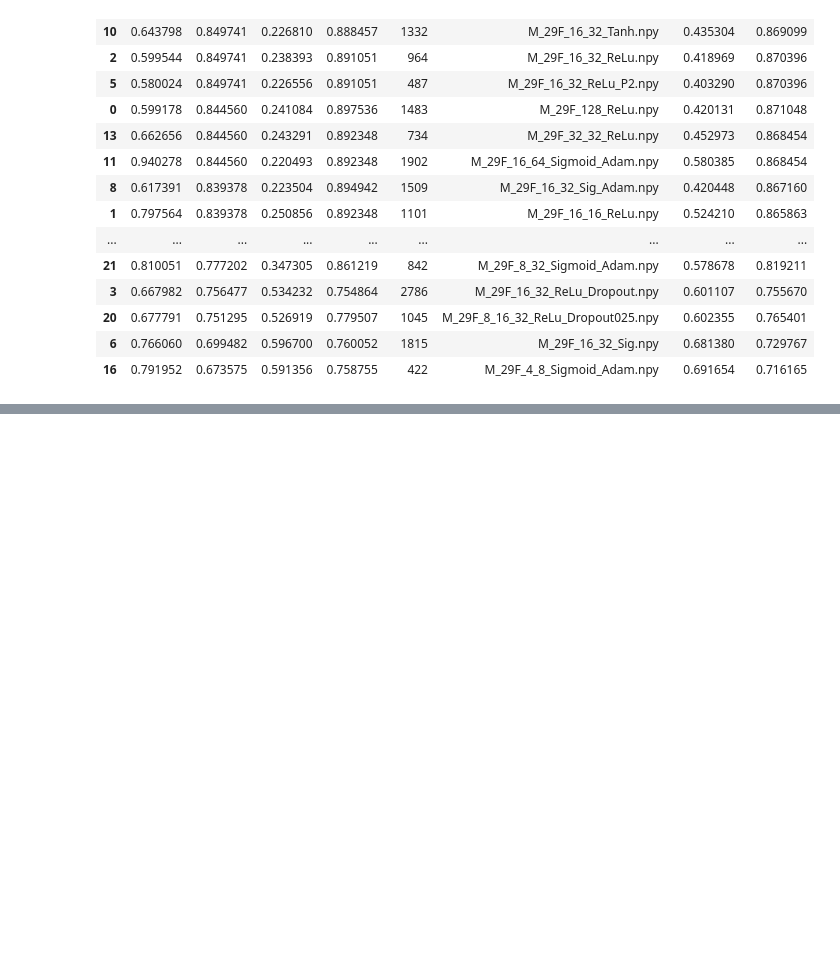
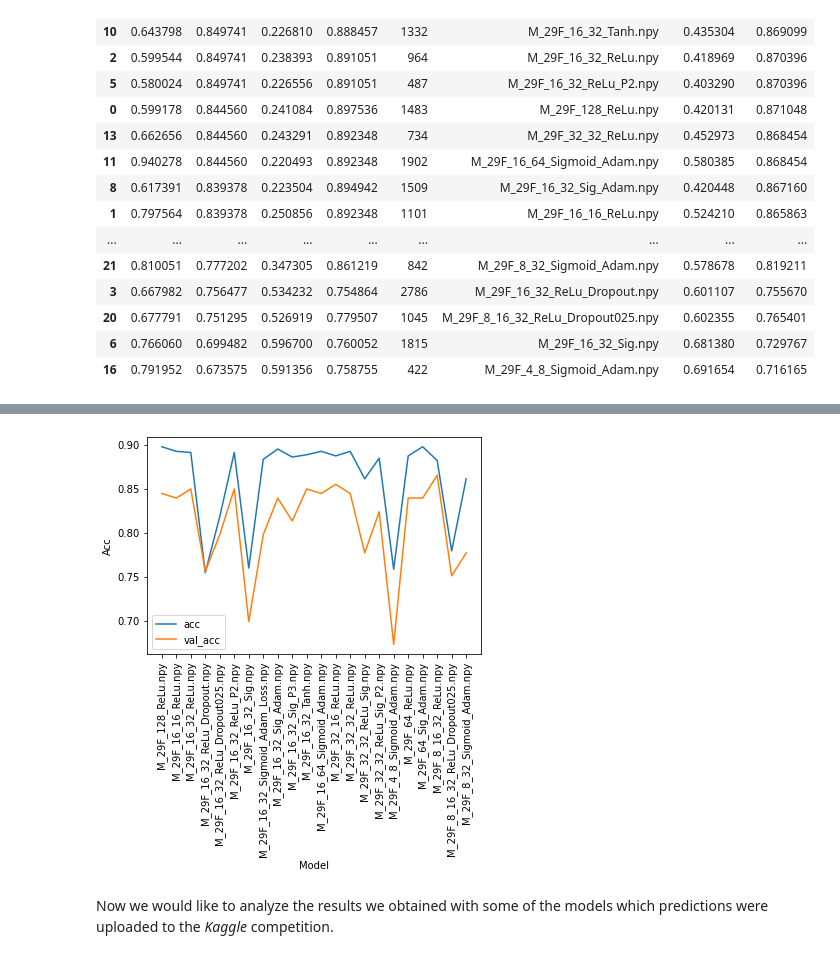
Before and after one commit to kevca87/UCB_SIN_Assignment5, a Jupyter notebook: best_model_search.ipynb, the cells around one changed output, grey strips where cells are left out. Drawn from its saved outputs; the diff is of its cells as text; code cells hidden in the pictures; blank space fills up the shorter version.

```diff
--- a/best_model_search.ipynb
+++ b/best_model_search.ipynb
@@ -109,0 +120,12 @@ plt.show()
+# %%
+plt.xlabel('Model')
+plt.ylabel('Acc')
+plt.xticks(max_val_acc_df.index,labels=max_val_acc_df['model'],rotation=90)
+for x in ['acc','val_acc']:
+    plt.plot(max_val_acc_df[x])
+plt.legend(['acc','val_acc'])
+plt.show()
+# %% [output]
+[figure, added]
+# %% [markdown]
+Now we would like to analyze the results we obtained with some of the models which predictions were uploaded to the *Kaggle* competition.
```
Also changed, not shown: parts of 17 cells of this notebook, 5 other files.
